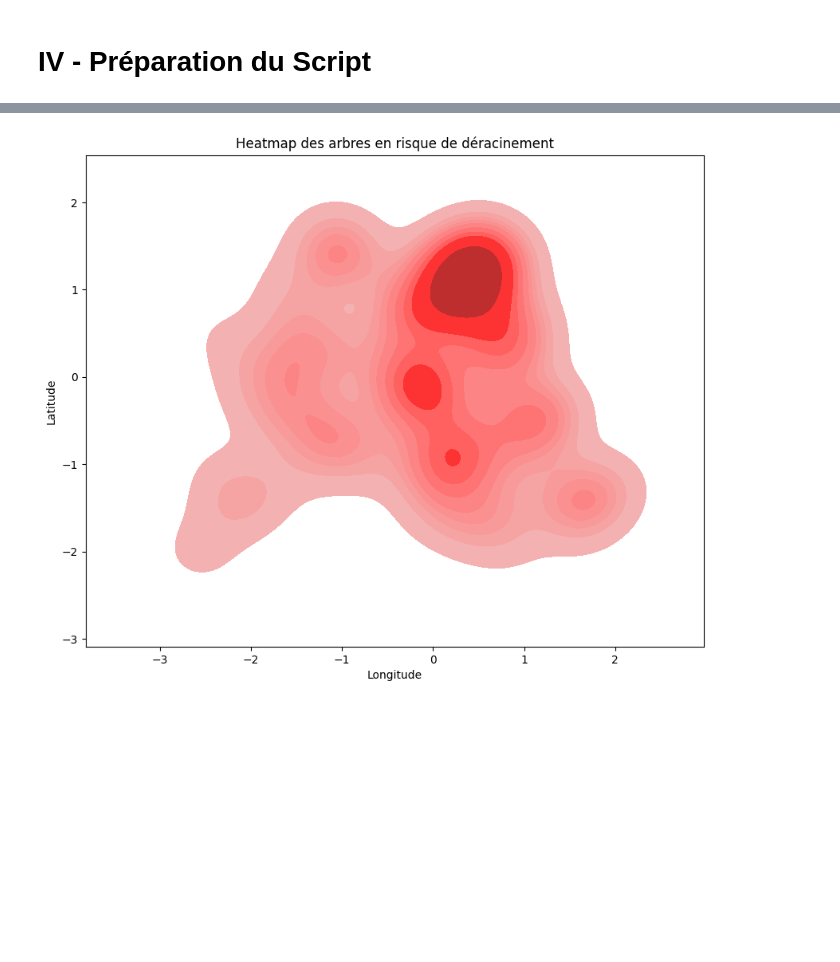
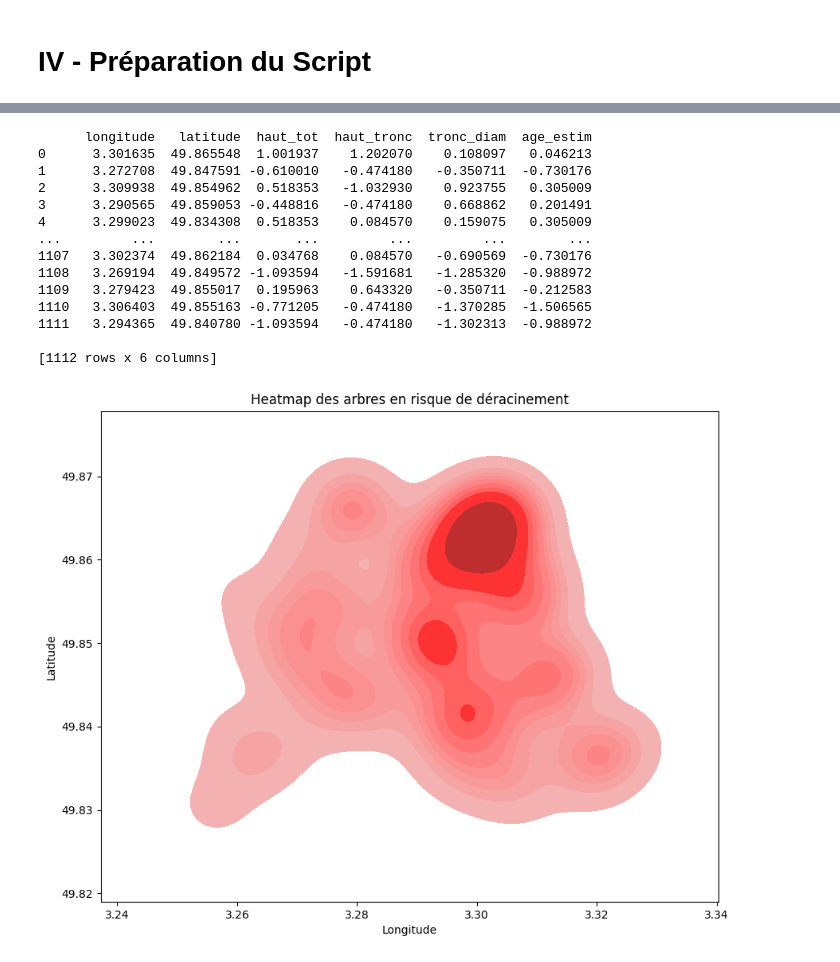
Before and after one commit to joelmw24/ProjetIA, a Jupyter notebook: besoin3.ipynb, the cells around one changed output, grey strips where cells are left out. Drawn from its saved outputs; the diff is of its cells as text; code cells hidden in the pictures; blank space fills up the shorter version.

```diff
--- a/besoin3.ipynb
+++ b/besoin3.ipynb
@@ -562,37 +433,34 @@ plt.show()
 # %%
-# Charger le modèle sauvegardé
+# Chargement du meilleur modèle
 model_file = 'best_sgd_model.pkl'
 with open(model_file, 'rb') as file:
-    best_model = pickle.load(file)
+    best_sgd_model = pickle.load(file)
 
-# Charger les données de test à partir du fichier JSON
+# Chargement des données JSON de test
 data_json_file = 'test_data.json'
 with open(data_json_file, 'r') as file:
     data_json = json.load(file)
 
-# Convertir les données JSON en DataFrame
-test_data_map = pd.DataFrame(data_json)
 
-# Assurer que les colonnes sont dans le même ordre que pendant l'entraînement
-variables = best_model.feature_names_in_
-print("Variables du modèle :", variables)
+data_map = pd.DataFrame(data_json)
+#print(data_map.isna().sum())
+data_map = data_map[best_sgd_model.feature_names_in_]
 
-for i in variables:  # ajouter les colonnes manquantes avec des valeurs par défaut
-    if i not in test_data_map.columns:
-        test_data_map[i] = 0  # ou une autre valeur par défaut appropriée
+predictions_sgd = best_sgd_model.predict(data_map) # prédictions sur l'ensemble de test
+result_df = pd.DataFrame({'longitude': data_map['longitude'], 'latitude': data_map['latitude'], 'prediction': predictions_sgd})
+print("Nombre d'arbres à risque de déracinement :", result_df['prediction'].sum())
 
-# Remettre les colonnes à celles du modèle
-test_data_map = test_data_map[variables]
+plt.figure(figsize=(10, 8))
+sc = plt.scatter(result_df['longitude'], result_df['latitude'], c=result_df['prediction'], marker='o', label='Arbres à risque')
+plt.colorbar(sc, label='Risque de déracinement')
+plt.xlabel('Longitude')
+plt.ylabel('Latitude')
+plt.title('Carte des arbres en risque de déracinement')
+plt.grid(True)
+plt.show()
 
-# Faire des prédictions sur l'ensemble de test
-predictions = best_model.predict(test_data_map)
-
-# Ajouter les prédictions au dataframe
-test_data_map['prediction'] = predictions
-
-# Afficher la carte avec les prédictions
 fig = px.scatter_mapbox(
-    test_data_map,
+    result_df,
     lat='latitude',
     lon='longitude',
     color='prediction',
@@ -614,9 +483,24 @@ Variables du modèle : ['longitude' 'latitude' 'haut_tot' 'haut_tronc' 'tronc_di
 # %%
+print(data_map)
 plt.figure(figsize=(10, 8))
-sns.kdeplot(data=test_data_map, x='longitude', y='latitude', fill=True, color='red')
+sns.kdeplot(data=result_df, x='longitude', y='latitude', fill=True, color='red')
 plt.title('Heatmap des arbres en risque de déracinement')
 plt.xlabel('Longitude')
 plt.ylabel('Latitude')
 plt.show()
 # %% [output]
+      longitude   latitude  haut_tot  haut_tronc  tronc_diam  age_estim
+0      3.301635  49.865548  1.001937    1.202070    0.108097   0.046213
+1      3.272708  49.847591 -0.610010   -0.474180   -0.350711  -0.730176
+2      3.309938  49.854962  0.518353   -1.032930    0.923755   0.305009
+3      3.290565  49.859053 -0.448816   -0.474180    0.668862   0.201491
+4      3.299023  49.834308  0.518353    0.084570    0.159075   0.305009
+...         ...        ...       ...         ...         ...        ...
+1107   3.302374  49.862184  0.034768    0.084570   -0.690569  -0.730176
+1108   3.269194  49.849572 -1.093594   -1.591681   -1.285320  -0.988972
+1109   3.279423  49.855017  0.195963    0.643320   -0.350711  -0.212583
+1110   3.306403  49.855163 -0.771205   -0.474180   -1.370285  -1.506565
+1111   3.294365  49.840780 -1.093594   -0.474180   -1.302313  -0.988972
+
+[1112 rows x 6 columns]
-[figure, old version]
+[figure, new version]
```
Also changed, not shown: parts of 18 cells of this notebook, 9 other files.
